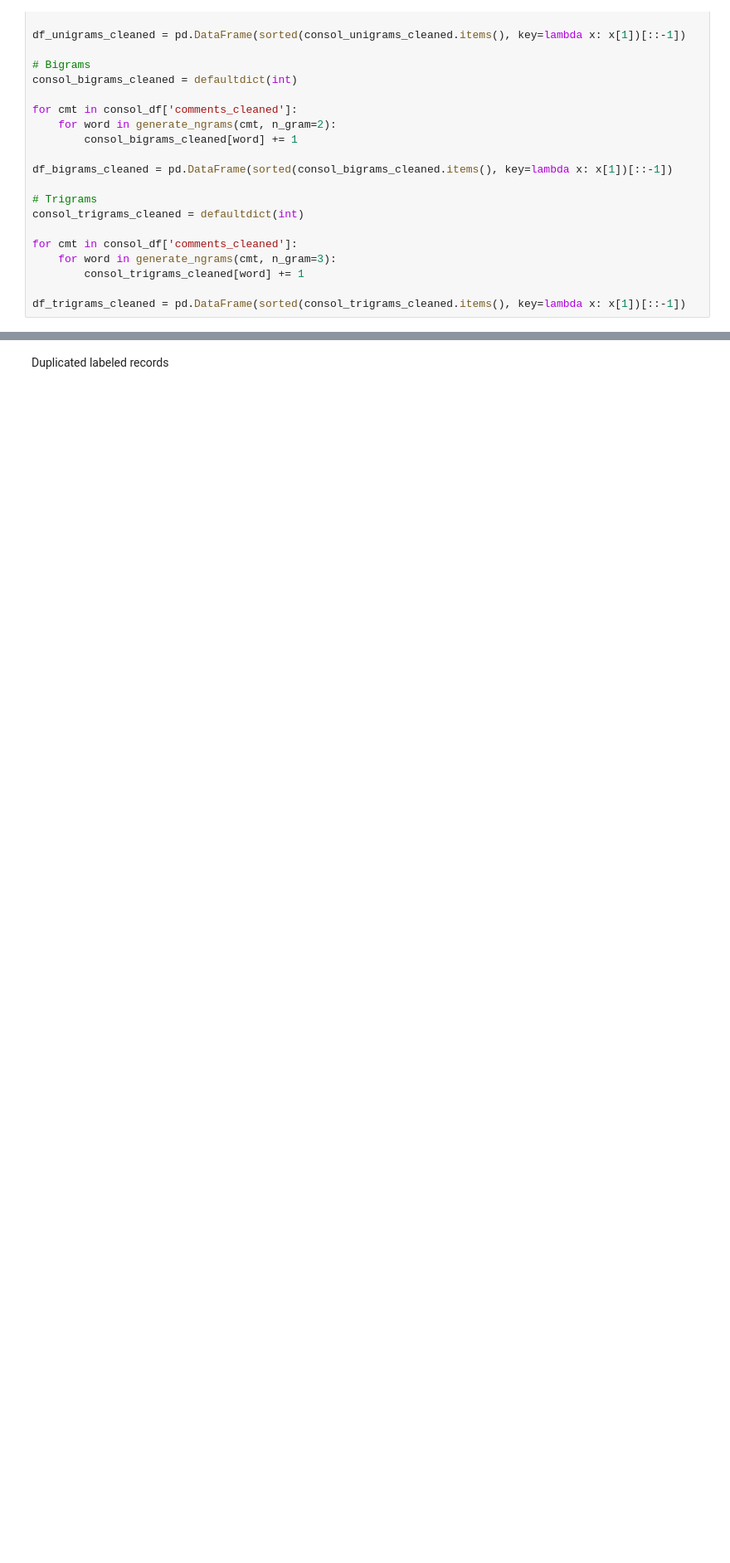
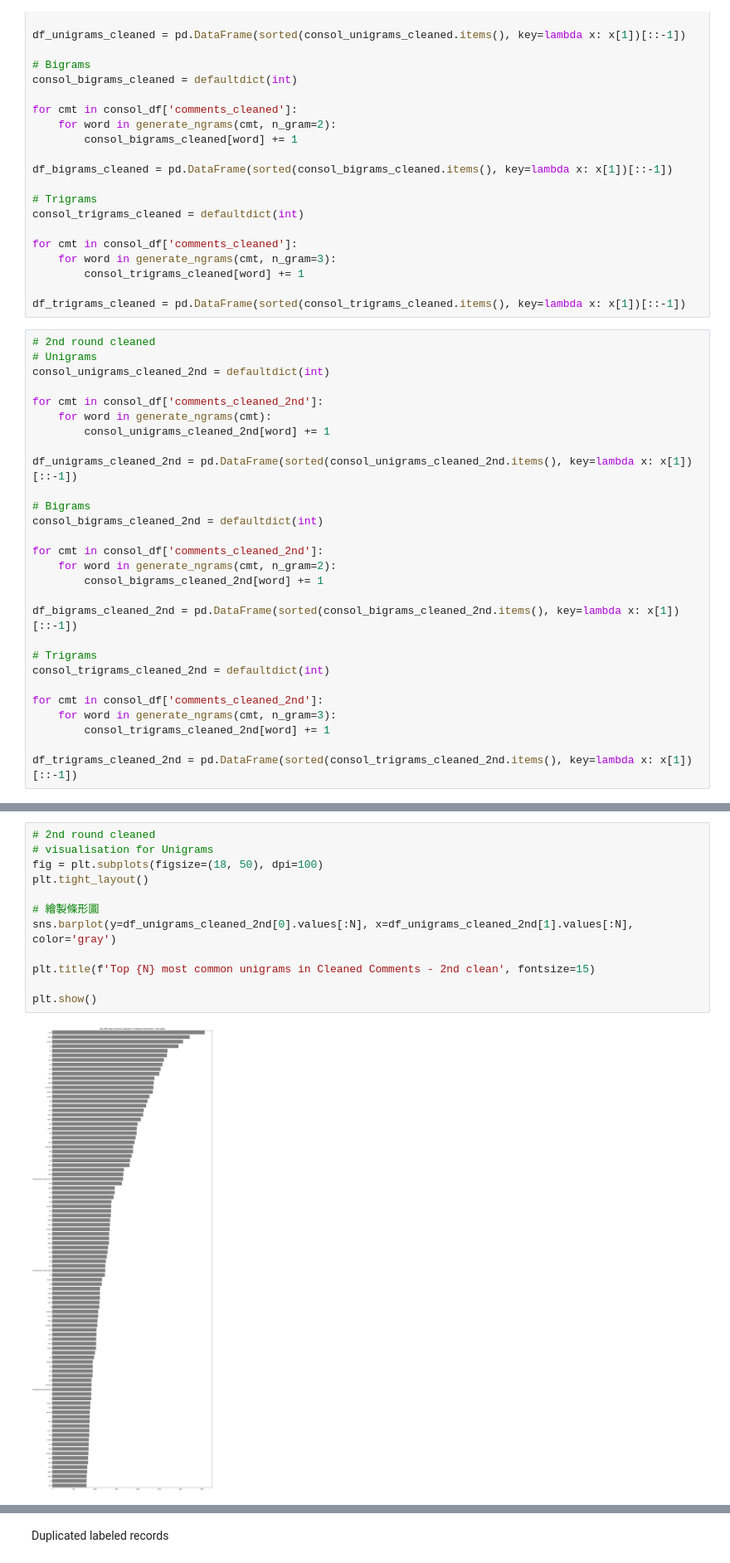
Before and after one commit to SChiu-project/CUSCS_project, a Jupyter notebook: Inspection_&_processing.ipynb, the cells around one changed output, grey strips where cells are left out. Shown at 83% size. Cells and saved outputs as stored; diff of their text form; blank space fills up the shorter version.

```diff
--- a/Inspection_&_processing.ipynb
+++ b/Inspection_&_processing.ipynb
@@ -543,6 +513,34 @@ for cmt in consol_df['comments_cleaned']:
         consol_trigrams_cleaned[word] += 1
 
 df_trigrams_cleaned = pd.DataFrame(sorted(consol_trigrams_cleaned.items(), key=lambda x: x[1])[::-1])
+# %%
+# 2nd round cleaned
+# Unigrams
+consol_unigrams_cleaned_2nd = defaultdict(int)
+
+for cmt in consol_df['comments_cleaned_2nd']:
+    for word in generate_ngrams(cmt):
+        consol_unigrams_cleaned_2nd[word] += 1
+
+df_unigrams_cleaned_2nd = pd.DataFrame(sorted(consol_unigrams_cleaned_2nd.items(), key=lambda x: x[1])[::-1])
+
+# Bigrams
+consol_bigrams_cleaned_2nd = defaultdict(int)
+
+for cmt in consol_df['comments_cleaned_2nd']:
+    for word in generate_ngrams(cmt, n_gram=2):
+        consol_bigrams_cleaned_2nd[word] += 1
+
+df_bigrams_cleaned_2nd = pd.DataFrame(sorted(consol_bigrams_cleaned_2nd.items(), key=lambda x: x[1])[::-1])
+
+# Trigrams
+consol_trigrams_cleaned_2nd = defaultdict(int)
+
+for cmt in consol_df['comments_cleaned_2nd']:
+    for word in generate_ngrams(cmt, n_gram=3):
+        consol_trigrams_cleaned_2nd[word] += 1
+
+df_trigrams_cleaned_2nd = pd.DataFrame(sorted(consol_trigrams_cleaned_2nd.items(), key=lambda x: x[1])[::-1])
 # %%
 # visualisation for Unigrams
 fig = plt.subplots(figsize=(18, 50), dpi=100)
@@ -559,3 +557,17 @@ plt.show()
+# %%
+# 2nd round cleaned
+# visualisation for Unigrams
+fig = plt.subplots(figsize=(18, 50), dpi=100)
+plt.tight_layout()
+
+# 繪製條形圖
+sns.barplot(y=df_unigrams_cleaned_2nd[0].values[:N], x=df_unigrams_cleaned_2nd[1].values[:N], color='gray')
+
+plt.title(f'Top {N} most common unigrams in Cleaned Comments - 2nd clean', fontsize=15)
+
+plt.show()
+# %% [output]
+[figure, added]
 # %%
 # visualisation of bigrams
 
```
Also changed, not shown: parts of 5 cells of this notebook.
